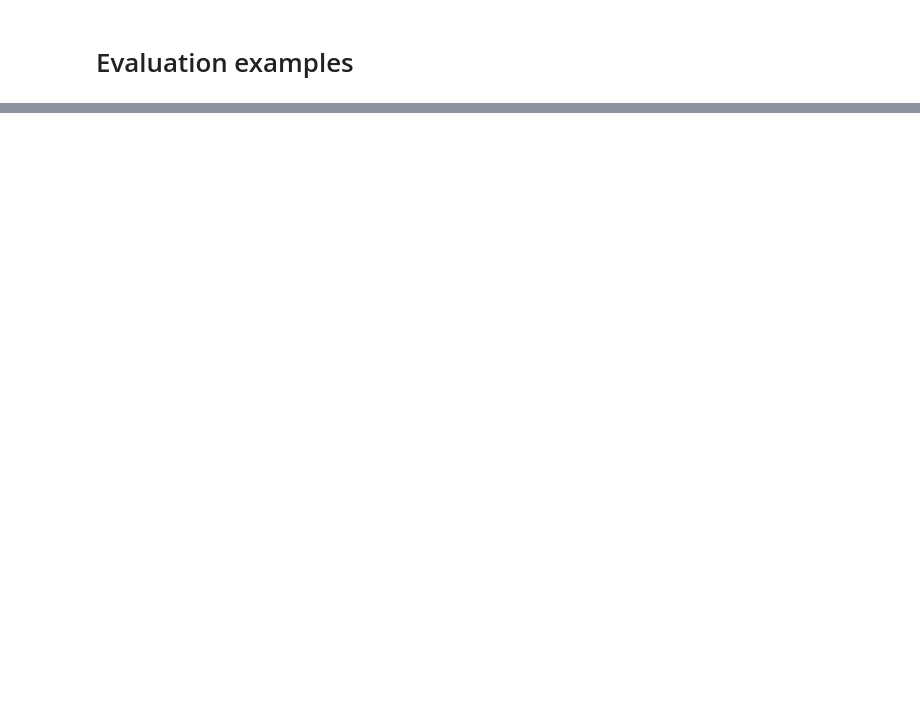
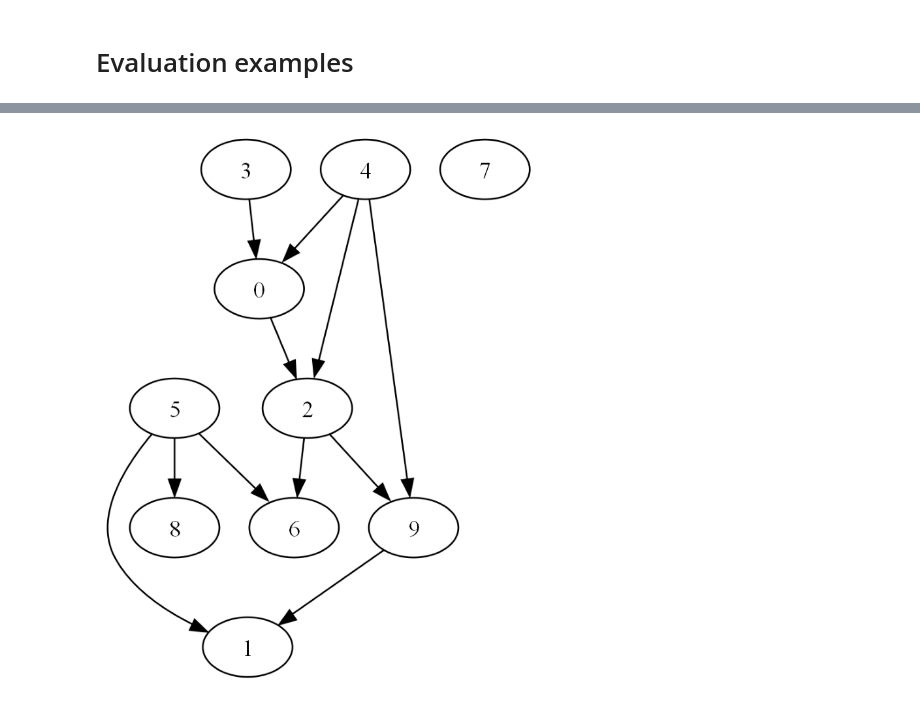
Before and after one commit to JanMarcoRuizdeVargas/clustercausal, a Jupyter notebook: Cluster_PC_speed_playground.ipynb, the cells around one changed output, grey strips where cells are left out. Saved outputs shown, nothing was run; the diff lists cells and outputs as text; code cells hidden in the pictures; blank space fills up the shorter version.

```diff
--- a/Cluster_PC_speed_playground.ipynb
+++ b/Cluster_PC_speed_playground.ipynb
@@ -84,0 +297,4 @@ SHD:  11
+# %%
+est_graph.draw_pydot_graph()
+# %% [output]
+[figure, added]
```
Also changed, not shown: parts of 19 cells of this notebook, 4 other files.
